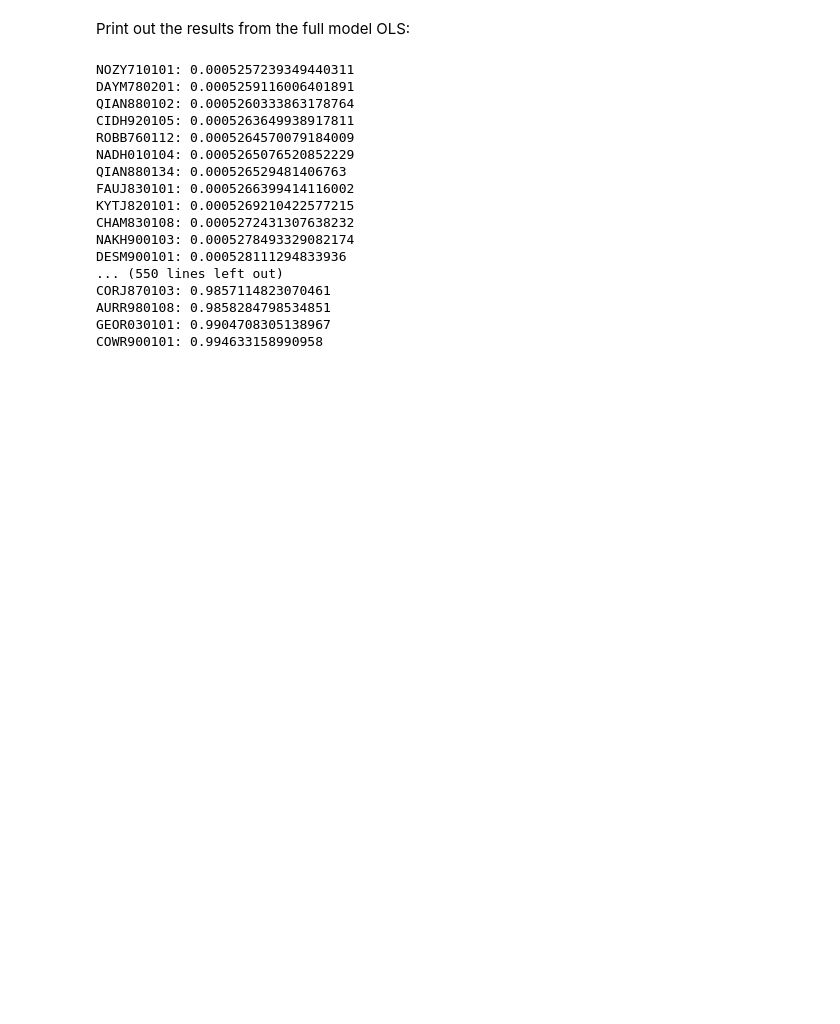
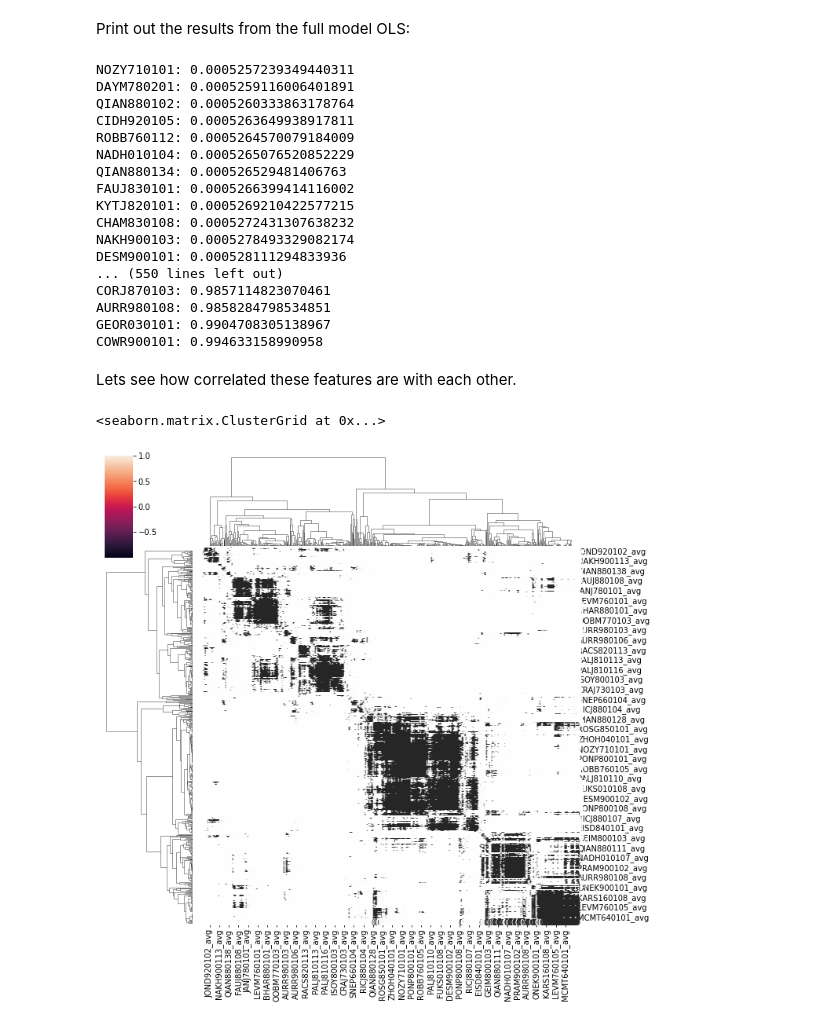
Before and after one commit to austinv11/IDP-Predictor, a Jupyter notebook: aaindex_feature_importance.ipynb, the cells around one changed output. Saved outputs shown, nothing was run; the diff lists cells and outputs as text; code cells hidden in the pictures; blank space fills up the shorter version.

```diff
--- a/aaindex_feature_importance.ipynb
+++ b/aaindex_feature_importance.ipynb
@@ -238,3 +238,13 @@ CORJ870103: 0.9857114823070461
 AURR980108: 0.9858284798534851
 GEOR030101: 0.9904708305138967
 COWR900101: 0.994633158990958
+# %% [markdown]
+Lets see how correlated these features are with each other.
+# %%
+import seaborn as sns
+
+# Heatmap of correlation values from features:
+sns.clustermap(prepared_data[[f + "_avg" for f in aa_index_feats]].corr(), metric="correlation")
+# %% [output]
+<seaborn.matrix.ClusterGrid at 0x...>
+[figure, added]
```
Also changed, not shown: parts of 5 cells of this notebook, 1 other file.
